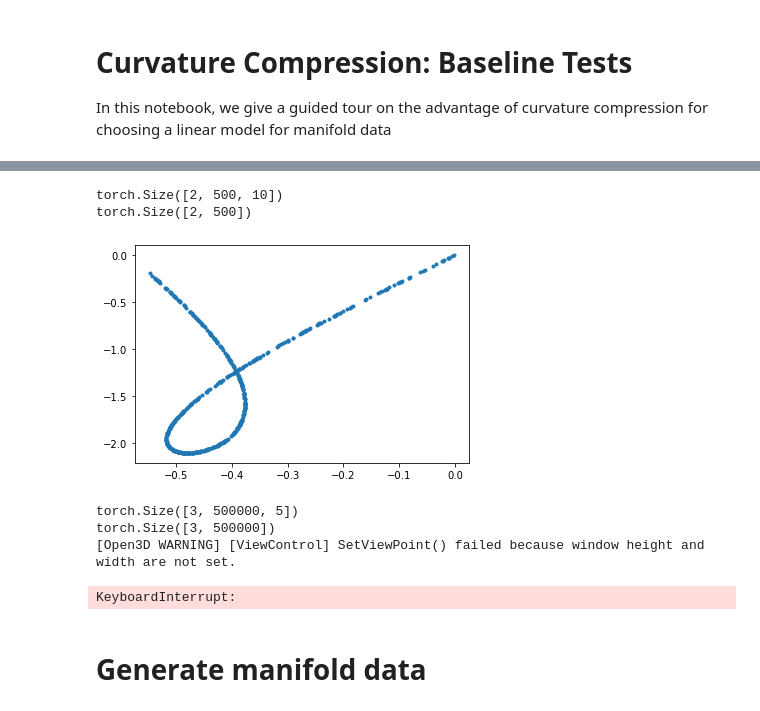
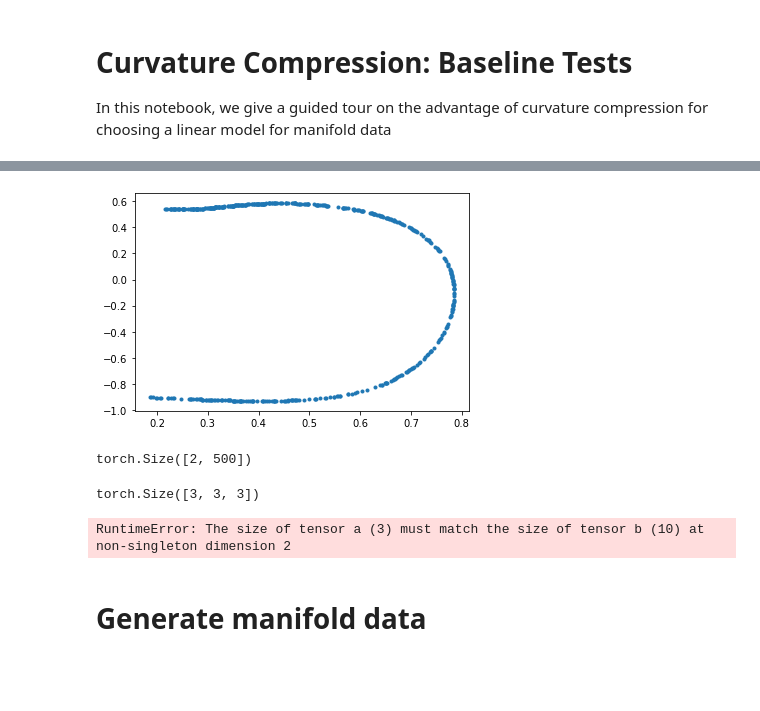
Before and after one commit to michael-psenka/manifold-linearization, a Jupyter notebook: test_files/cc_test.ipynb, the cells around one changed output, grey strips where cells are left out. Saved outputs shown, nothing was run; the diff lists cells and outputs as text; code cells hidden in the pictures; blank space fills up the shorter version.

```diff
--- a/test_files/cc_test.ipynb
+++ b/test_files/cc_test.ipynb
@@ -19,25 +24,23 @@ from tools.manifold_generator import Manifold
 # %%
-hi = Manifold(D=2, d=1, curvature=0.5, n_basis=10)
+hi = Manifold(D=2, d=1, curvature=0.5, n_basis=20)
 X = hi.generateSample(N=500, uniform=True)
 plt.plot(X[0,:], X[1,:], '.')
 plt.show()
+print(X.shape)
 # %% [output]
+[figure, new version]
-torch.Size([2, 500, 10])
 torch.Size([2, 500])
-[figure, old version]
 # %%
-hi = Manifold(D=3, d=2, curvature=0.5, n_basis=5)
-X = hi.generateSample(N=500000, uniform=True)
+hi = Manifold(D=3, d=2, curvature=2, n_basis=10)
+X = hi.generateSample(N=50000, uniform=True)
 
 pointclud = X.T.detach().numpy()
 pcd = o3d.geometry.PointCloud()
 pcd.points = o3d.utility.Vector3dVector(pointclud)
 o3d.visualization.draw_geometries([pcd])
 # %% [output]
-torch.Size([3, 500000, 5])
-torch.Size([3, 500000])
-[Open3D WARNING] [ViewControl] SetViewPoint() failed because window height and width are not set.
+torch.Size([3, 3, 3])
-KeyboardInterrupt:
+RuntimeError: The size of tensor a (3) must match the size of tensor b (10) at non-singleton dimension 2
 # %% [markdown]
 # Generate manifold data
 # %%
```
Also changed, not shown: parts of 1 cell of this notebook, 1 other file.
